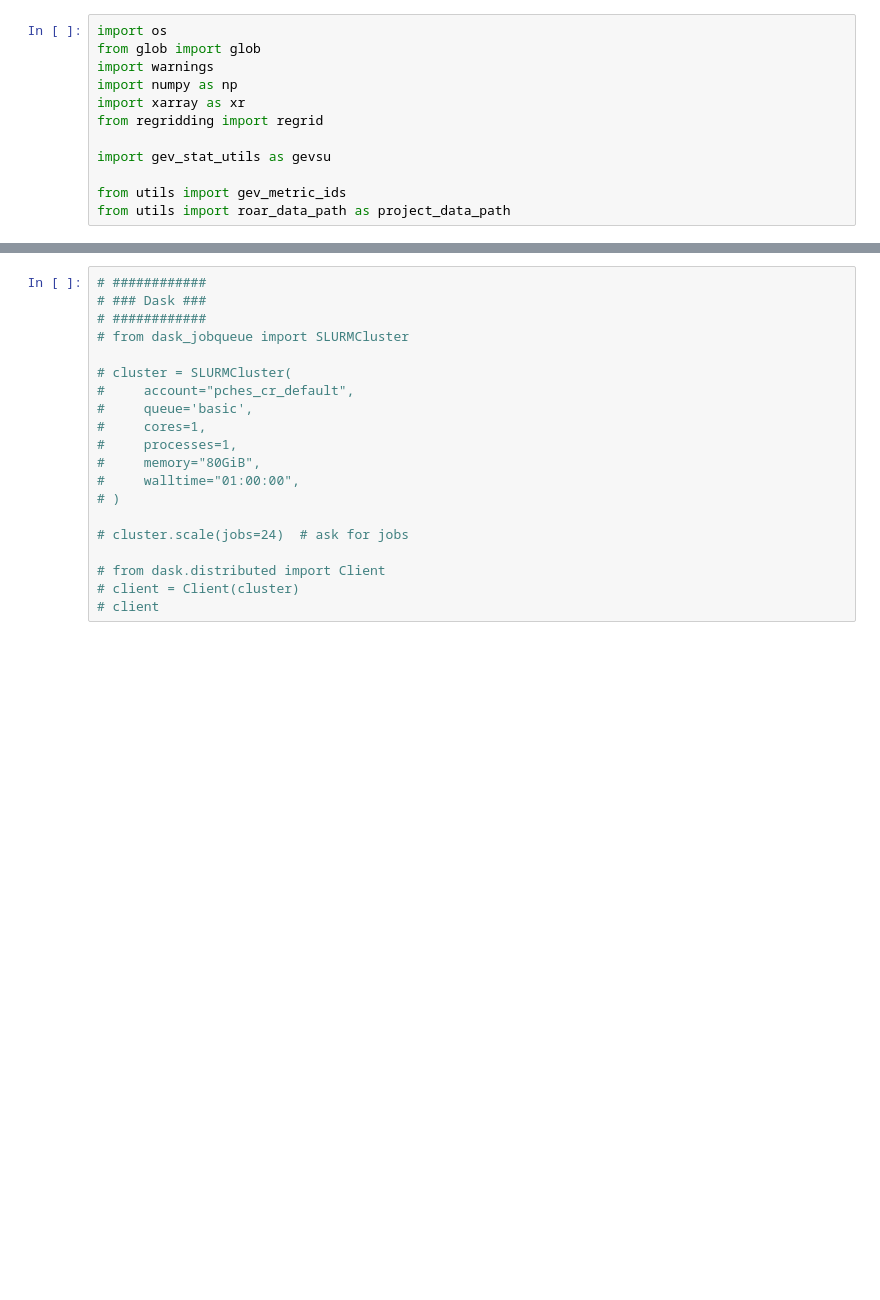
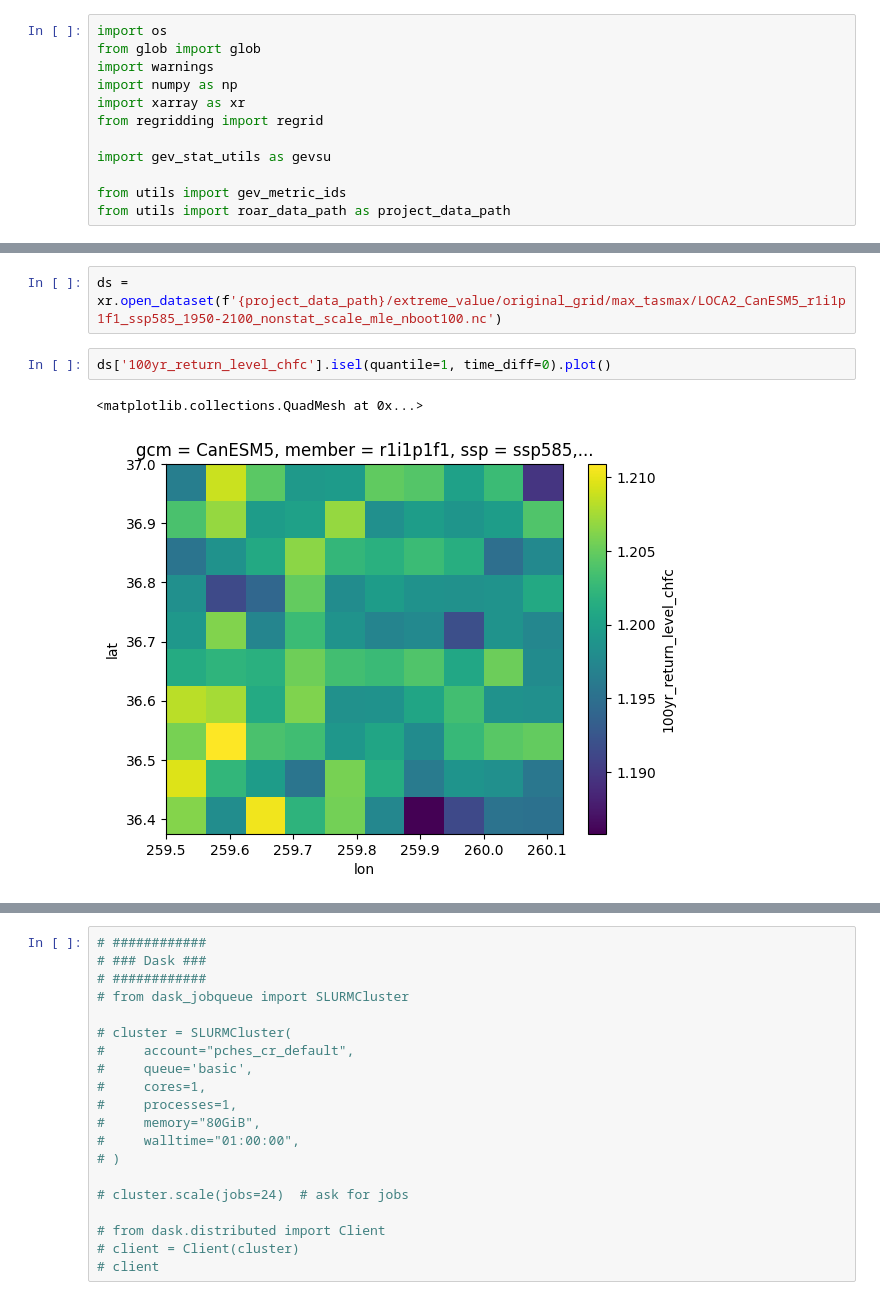
Before and after one commit to david0811/conus_comparison_lafferty-etal-2024, a Jupyter notebook: scripts/02b_eva_stat.ipynb, the cells around one changed output, grey strips where cells are left out. Drawn from its saved outputs; the diff is of its cells as text; blank space fills up the shorter version.

```diff
--- a/scripts/02b_eva_stat.ipynb
+++ b/scripts/02b_eva_stat.ipynb
@@ -12,0 +20,7 @@ from utils import roar_data_path as project_data_path
+# %%
+ds = xr.open_dataset(f'{project_data_path}/extreme_value/original_grid/max_tasmax/LOCA2_CanESM5_r1i1p1f1_ssp585_1950-2100_nonstat_scale_mle_nboot100.nc')
+# %%
+ds['100yr_return_level_chfc'].isel(quantile=1, time_diff=0).plot()
+# %% [output]
+<matplotlib.collections.QuadMesh at 0x...>
+[figure, added]
```
Also changed, not shown: parts of 3 cells of this notebook, 17 other files.
